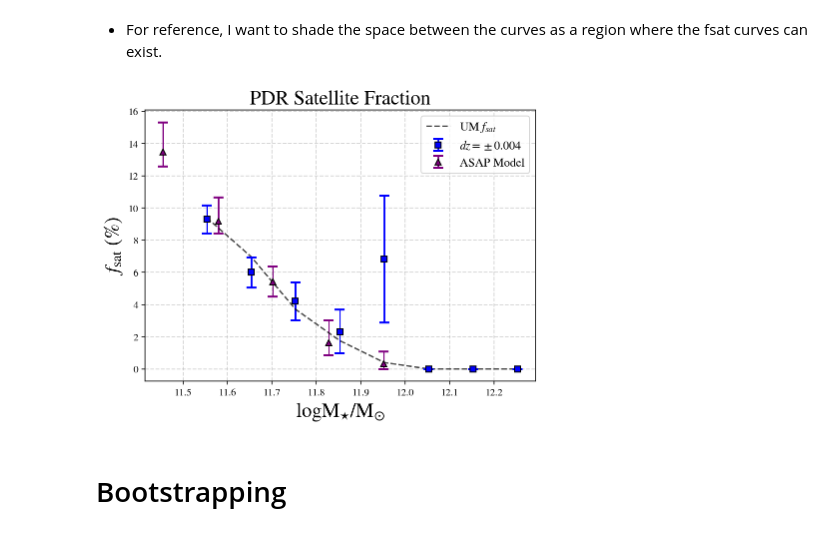
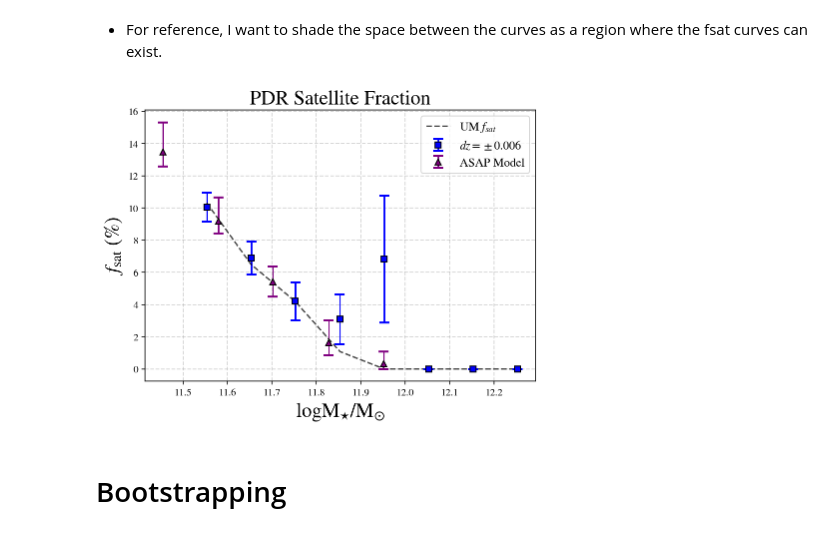
Before and after one commit to gsallabe/thesis_satellite_fraction, a Jupyter notebook: notebooks/pdr_satellite_greg.ipynb, the cells around one changed output. Cells and saved outputs as stored; diff of their text form; code cells hidden in the pictures.

```diff
--- a/notebooks/pdr_satellite_greg.ipynb
+++ b/notebooks/pdr_satellite_greg.ipynb
@@ -38,5 +38,5 @@ from colossus.halo import mass_so
 pdr_use = Table(names = data_table.colnames)
 
 for i in range(len(np.array(data_table['logm_max']))):
-    if data_table['z_best'][i] > .25 and data_table['z_best'][i] < .45:
+    if data_table['logm_max'][i] > 11.5 and data_table['z_best'][i] > .25 and data_table['z_best'][i] < .45:
         pdr_use.add_row(data_table[i])
@@ -58,8 +62,8 @@ pdr_use.reverse() # rank order by mass
 # %%
 # actual satellite finding
 import satellite_finder as sf
-mass_center_004, frac_sat_004, err_004 = sf.run_pdr_satellite(pdr_use, .004, mass_bins)
-mass_center_0015, frac_sat_0015, err_0015 = sf.run_pdr_satellite(pdr_use, .0015, mass_bins)
+mass_center_006, frac_sat_006, err_006 = sf.run_pdr_satellite(pdr_use, .006, mass_bins)
+#mass_center_0015, frac_sat_0015, err_0015 = sf.run_pdr_satellite(pdr_use, .0015, mass_bins)
 # %%
 fig = plt.figure(figsize=(7,5))
 
@@ -89,6 +93,8 @@ ax1.legend()
 model = data_pth + 'um_ins_exs_logms_10.8_asap_180813.fits'
 hdu1 = fits.open(model)
 full_table = Table(hdu1[1].data)
+
+model_table = Table(names = full_table.colnames)
 
 for i in range(len(np.array(full_table['logms_max']))):
     if full_table['logms_max'][i] > 11.50:
@@ -158,26 +167,26 @@ err_low = frac_sat - frac_sat_low
 # %%
 fig = plt.figure(figsize=(7,5))
 
 
 ax1 = fig.add_subplot(111)
 ax1.grid(linewidth=1, linestyle='--', alpha=0.5)
 
-ax1.plot(mass_center_mod, frac_sat_mod, ls = '--', color = 'k',alpha = 0.7, label = 'UM $f_{sat}$')
-ax1.errorbar(mass_center_004, frac_sat_004, err_004, color = 'blue',mec = 'k', fmt='s',capthick=2, capsize=5, label = '$dz = \pm 0.004$')
+ax1.plot(mass_center_true, f_sat_true, ls = '--', color = 'k',alpha = 0.7, label = 'UM $f_{sat}$')
+ax1.errorbar(mass_center_006, frac_sat_006, err_006, color = 'blue',mec = 'k', fmt='s',capthick=2, capsize=5, label = '$dz = \pm 0.006$')
 #ax1.errorbar(mass_center_04, frac_sat_04, err_04, color = 'firebrick',mec = 'k',fmt='s',capthick=2, capsize=5, label = '$\ell = \pm 140$ Mpc')
 #ax1.fill_between(mass_center_004[0:4], frac_sat_004[0:4], frac_sat_04[0:4], color = 'gray')
 
 ax1.errorbar(Mean_logM, frac_sat, (err_low, err_high), color = 'purple', mec = 'k', fmt='^',capthick=2, capsize=5, label = 'ASAP Model')
 
 
 ax1.set_xlabel(r'$ \log \mathrm{ M_{\star} / M_{\odot} }$', fontsize=20)
 ax1.set_ylabel(r'$ f_{\mathrm{sat}}$ (%)', fontsize=20)
 ax1.set_title('PDR Satellite Fraction', fontsize = 20)
 ax1.legend(fontsize = 12)
 
 plt.savefig('pdr_ASAP_satellite_fraction.eps', dpi = 1000)
 # %% [output]
-[figure, old version]
+[figure, new version]
 # %% [markdown]
 # Bootstrapping
 # %% [markdown]
```
Also changed, not shown: parts of 9 cells of this notebook, 7 other files.
